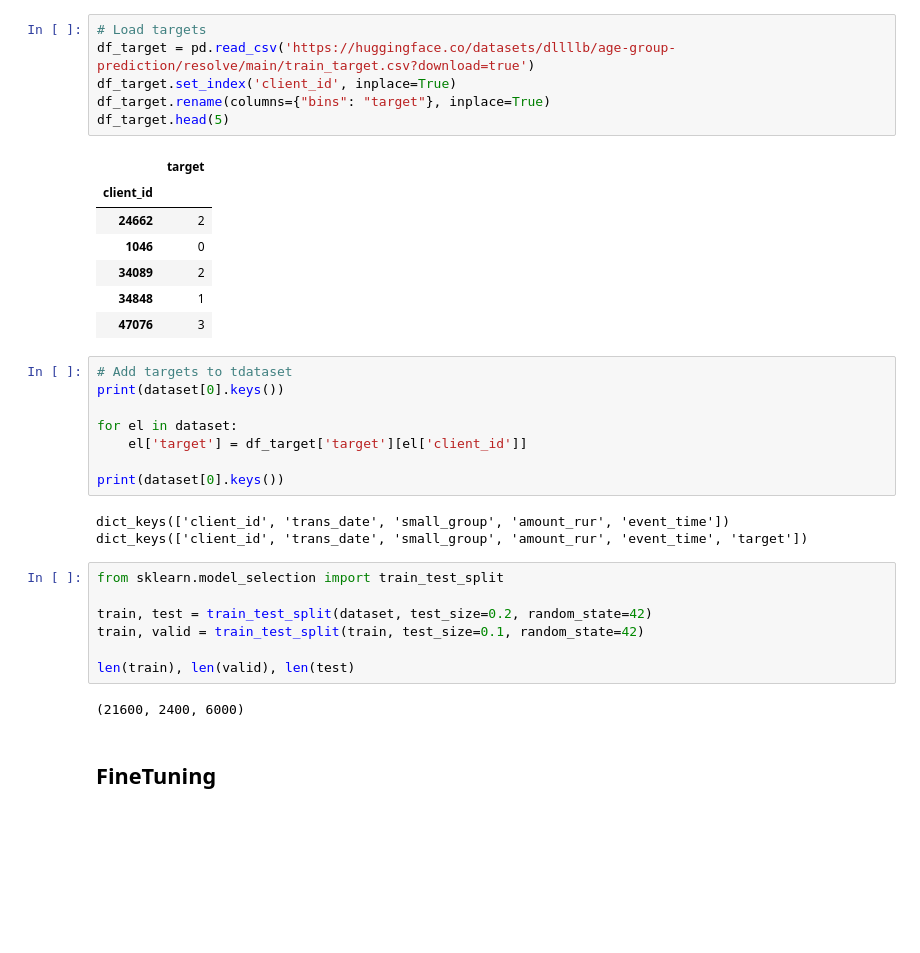
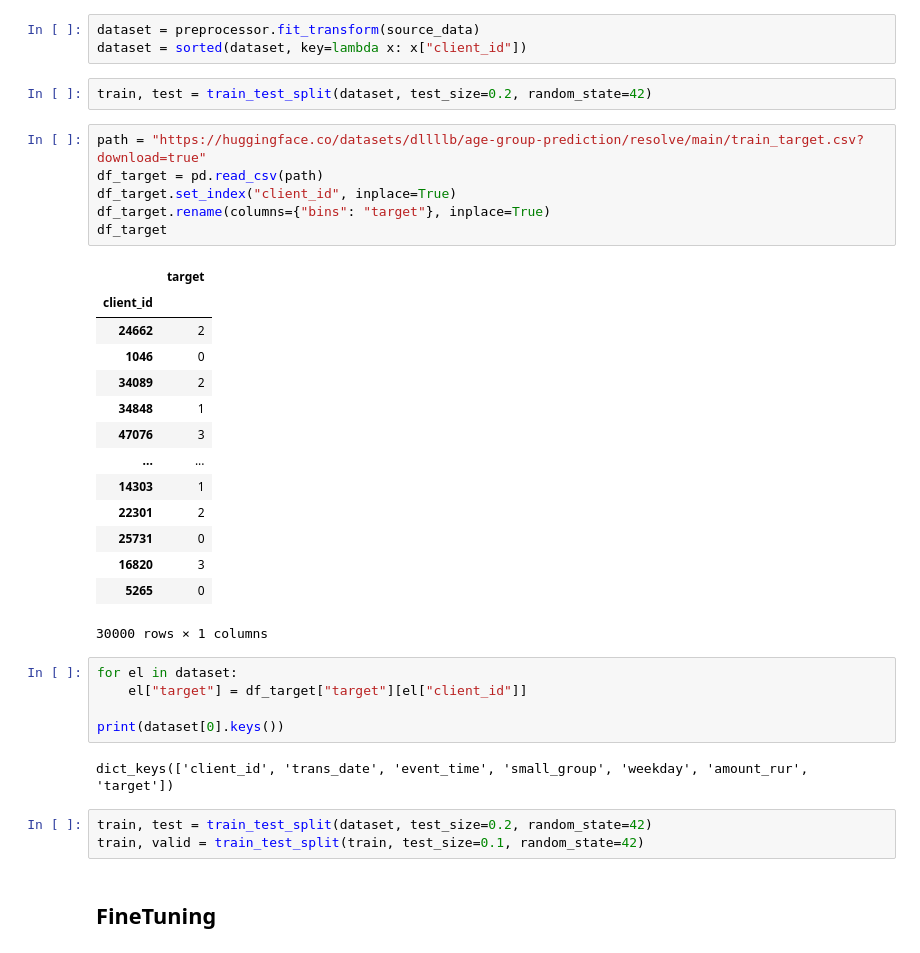
Before and after one commit to dllllb/pytorch-lifestream, a Jupyter notebook: tutorials/notebooks/coles-finetune.ipynb, the cells around one changed output. Cells and saved outputs as stored; diff of their text form; blank space fills up the shorter version.

```diff
--- a/tutorials/notebooks/coles-finetune.ipynb
+++ b/tutorials/notebooks/coles-finetune.ipynb
@@ -42,37 +87,39 @@ dataset = sorted(dataset, key=lambda x: x['client_id'])
+# %%
+dataset = preprocessor.fit_transform(source_data)
+dataset = sorted(dataset, key=lambda x: x["client_id"])
+# %%
+train, test = train_test_split(dataset, test_size=0.2, random_state=42)
 # %%
-# Load targets
-df_target = pd.read_csv('https://huggingface.co/datasets/dllllb/age-group-prediction/resolve/main/train_target.csv?download=true')
-df_target.set_index('client_id', inplace=True)
+path = "https://huggingface.co/datasets/dllllb/age-group-prediction/resolve/main/train_target.csv?download=true"
+df_target = pd.read_csv(path)
+df_target.set_index("client_id", inplace=True)
 df_target.rename(columns={"bins": "target"}, inplace=True)
-df_target.head(5)
+df_target
 # %% [output]
 |  | target |
 | client_id |  |
 | 24662 | 2 |
 | 1046 | 0 |
 | 34089 | 2 |
 | 34848 | 1 |
 | 47076 | 3 |
+| ... | ... |
+| 14303 | 1 |
+| 22301 | 2 |
+| 25731 | 0 |
+| 16820 | 3 |
+| 5265 | 0 |
+30000 rows × 1 columns
 # %%
-# Add targets to tdataset
-print(dataset[0].keys())
-
 for el in dataset:
-    el['target'] = df_target['target'][el['client_id']]
+    el["target"] = df_target["target"][el["client_id"]]
 
 print(dataset[0].keys())
 # %% [output]
-dict_keys(['client_id', 'trans_date', 'small_group', 'amount_rur', 'event_time'])
-dict_keys(['client_id', 'trans_date', 'small_group', 'amount_rur', 'event_time', 'target'])
+dict_keys(['client_id', 'trans_date', 'event_time', 'small_group', 'weekday', 'amount_rur', 'target'])
 # %%
-from sklearn.model_selection import train_test_split
-
 train, test = train_test_split(dataset, test_size=0.2, random_state=42)
 train, valid = train_test_split(train, test_size=0.1, random_state=42)
-
-len(train), len(valid), len(test)
-# %% [output]
-(21600, 2400, 6000)
 # %% [markdown]
 ## FineTuning
 # %% [markdown]
```
Also changed, not shown: parts of 21 cells of this notebook, 3 other files.
